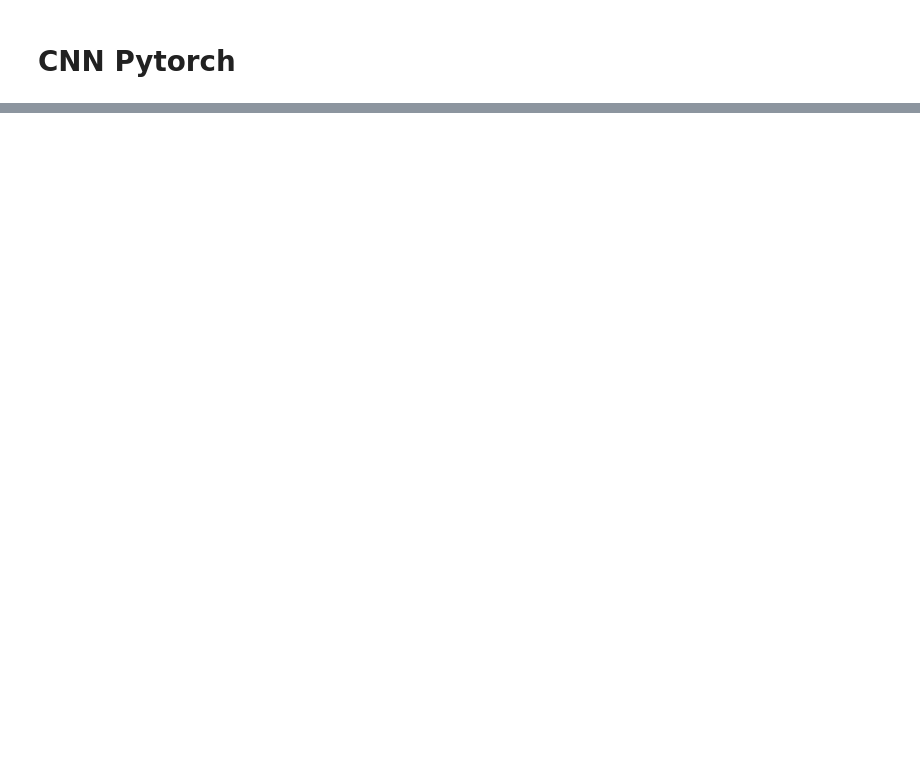
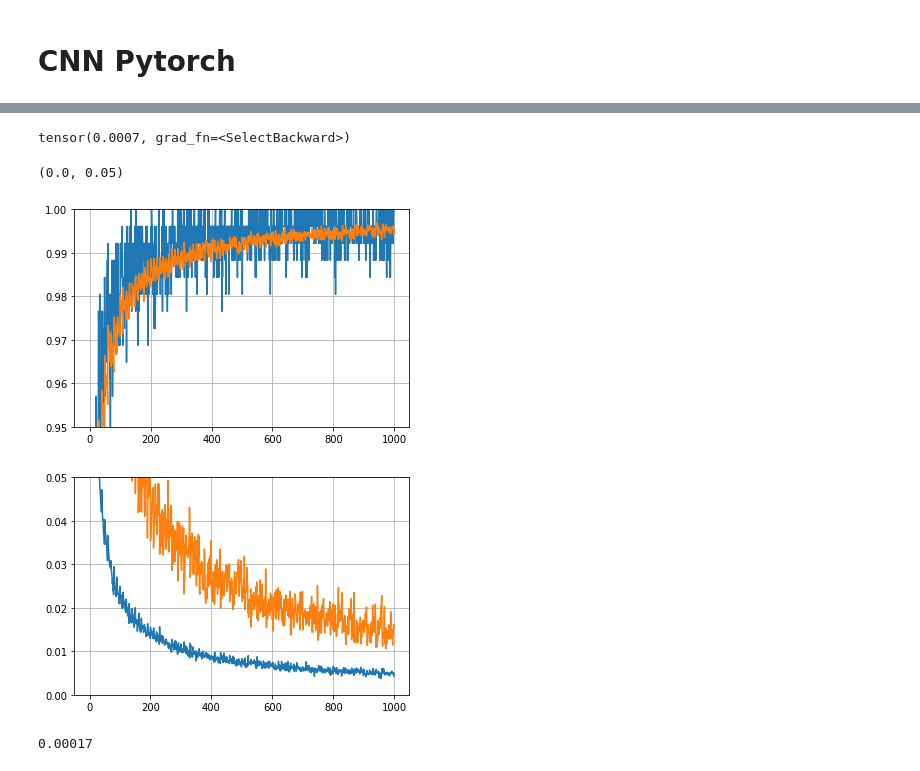
Before and after one commit to onejuice98/Language-Purifier, a Jupyter notebook: CNN_pytorch.ipynb, the cells around one changed output, grey strips where cells are left out. Cells and saved outputs as stored; diff of their text form; code cells hidden in the pictures; blank space fills up the shorter version.

```diff
--- a/CNN_pytorch.ipynb
+++ b/CNN_pytorch.ipynb
@@ -58,6 +0,0 @@ def convert_to_long_variable(w2i_ls):
-# %%
-x_train = convert_to_long_variable(data_train.sentences)
-y_train = convert_to_long_variable(data_train.labels)
-
-x_test = convert_to_long_variable(data_test.sentences)
-y_test = convert_to_long_variable(data_test.labels)
@@ -135,17 +190,17 @@ params = {
     'n_words' : vocab_size,        # 고유한 단어 토큰의 갯수
     'embed_size' : 128,                # 임베딩 차원의 크기
     'pad_index' : max_len,  # 패딩 토큰
-    'hid_size' : 128,                  # 히든 레이어 갯수
-    'drop_rate' : 0.5,                 # 드롭아웃 비율          (원문에서는 0.5를 사용)
-    'kernel_size_ls' : [2,3,4,5],      # 커널 사이즈 리스트        (원문애서는 3,4,5를 사용)
-    'num_filter' : 32,                 # 각 사이즈 별 커널 갯수 (원문에서는 100을 사용)
+    'hid_size' : 100,                  # 히든 레이어 갯수
+    'drop_rate' : 0.55,                 # 드롭아웃 비율
+    'kernel_size_ls' : [2,3,4],      # 커널 사이즈 리스트
+    'num_filter' : 16,                 # 각 사이즈 별 커널 갯수
     'n_class' : 1,                  # 카테고리 갯수
 }
 # %%
 model = CNN_text(**params)
 # %%
-epochs = 5
-lr = 0.0003
+epochs = 1000
+lr = 0.00025
 batch_size = 128*2
 
 train_idx = np.arange(x_train.size(0))
@@ -156,10 +211,16 @@ m = nn.Sigmoid()
 criterion = nn.BCELoss()
 
 train_loss_ls = []
+train_acc_ls = []
 test_loss_ls = []
+test_acc_ls = []
 for epoch in range(epochs):
     model.train()
-
+    # 10번마다 split 변경
+    if epoch != 0:
+        if epoch % 10 == 0:
+            x_train, y_train, x_test, y_test = datasetsplit(Data, epoch)
+            print('changed!', x_train[0], y_train[0])
     # input 데이터 순서 섞기
     random.shuffle(train_idx)
     x_train = x_train[train_idx]
@@ -184,6 +245,7 @@ for epoch in range(epochs):
         acc = (predict == y_batch).sum().item() / batch_size
 
         loss = criterion(m(scores), y_batch)
+        writer.add_scalar("Loss/train", loss, epoch)
         train_loss += loss.item()
 
         optimizer.zero_grad()
@@ -194,7 +256,8 @@ for epoch in range(epochs):
     print('=================================================================================================')
 
 
-    train_loss_ls.append(acc)
+    train_loss_ls.append(train_loss/batch_size)
+    train_acc_ls.append(acc)
     if (epoch+1) % 1 == 0:
         model.eval()
         scores = model(x_test)
@@ -208,6 +271,7 @@ for epoch in range(epochs):
         predict = convert_to_long_variable(predict)
 
         acc = (predict == y_test.long()).sum().item() / y_test.size(0)
+        test_train_ls.append(acc)
         loss = criterion(m(scores), y_test.float())
         test_loss += loss.item()
         test_loss_ls.append(test_loss)
@@ -271,0 +405,20 @@ tensor([[0.6489]], grad_fn=<SigmoidBackward>)
+# %%
+Predict_fn('너는 23살이나 쳐먹었네 개 늙었어 ㅋㅋ ')
+# %% [output]
+tensor(0.0007, grad_fn=<SelectBackward>)
+# %%
+plt.figure(1)
+plt.grid()
+plt.plot(train_acc_ls)
+plt.plot(ta)
+plt.ylim(0.95, 1.0)
+#plt.legend('train_acc', 'test_acc')
+plt.figure(2)
+plt.grid()
+plt.plot(train_loss_ls)
+plt.plot(tl)
+plt.ylim(0., 0.05)
+# %% [output]
+(0.0, 0.05)
+[figure, added]
+[figure, added]
@@ -271,0 +448,4 @@ tensor([[0.6489]], grad_fn=<SigmoidBackward>)
+# %%
+print('%0.5f'%(loss/y_test.size(0)))
+# %% [output]
+0.00017
```
Also changed, not shown: parts of 13 cells of this notebook, 8 other files.
